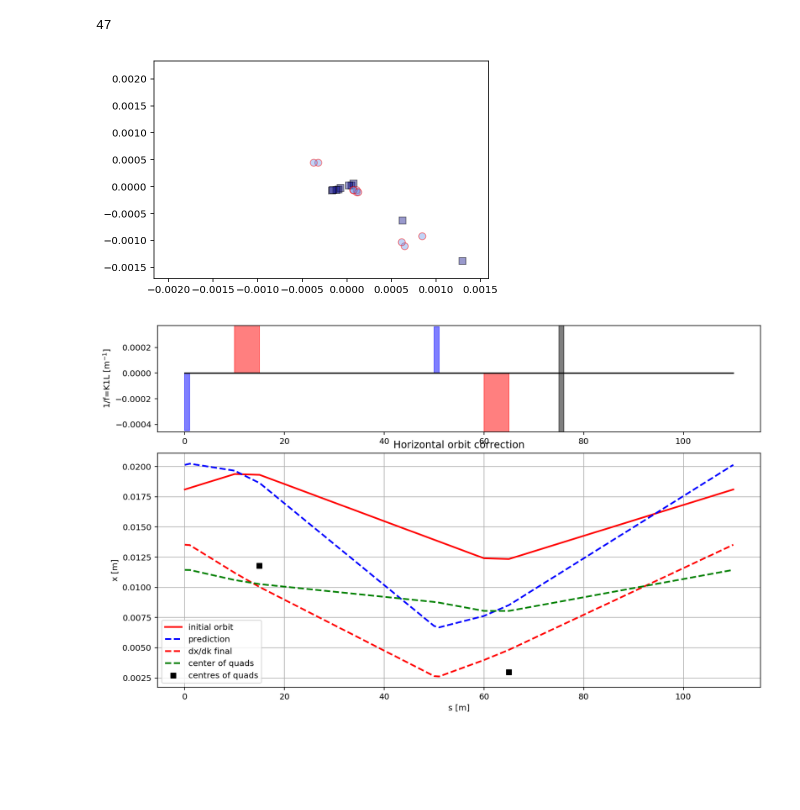
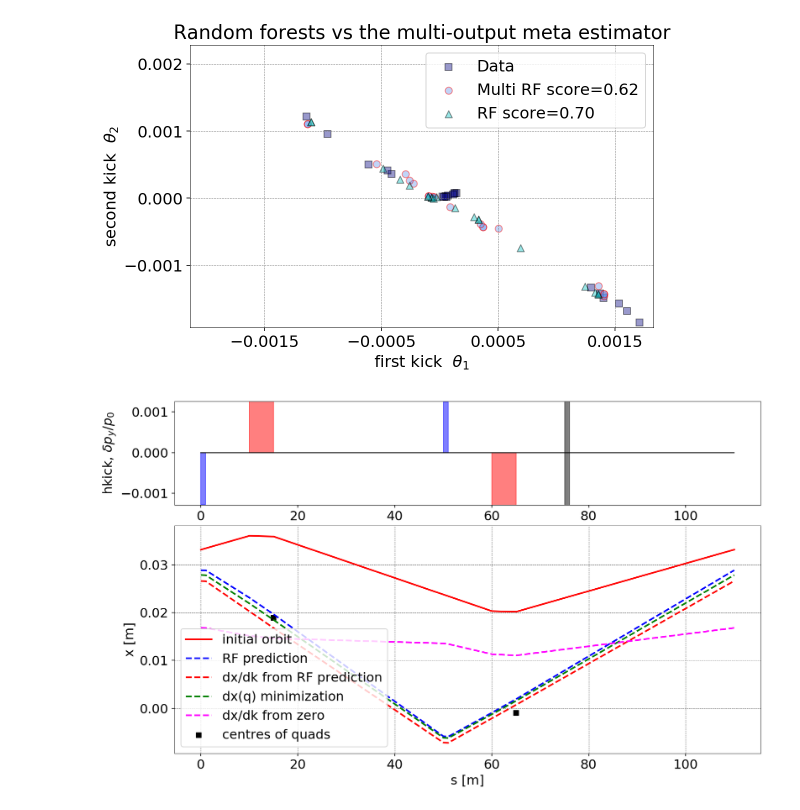
Before and after one commit to drabusov/cryring, a Jupyter notebook: FODO_orbit.ipynb, the cells around one changed output. Drawn from its saved outputs; the diff is of its cells as text; code cells hidden in the pictures; blank space fills up the shorter version.

Commit message:
MRF vs RF, tables and plots

```diff
--- a/FODO_orbit.ipynb
+++ b/FODO_orbit.ipynb
@@ -355,56 +384,75 @@ for i in range(50):
 # %%
-max_depth = 20
-regr_multirf = MultiOutputRegressor(RandomForestRegressor(n_estimators=20,max_depth=max_depth, random_state=0))
+max_depth = 2
+regr_multirf = MultiOutputRegressor(RandomForestRegressor(n_estimators=100,max_depth=max_depth, random_state=10))
+
+regr_rf = RandomForestRegressor(n_estimators=100, max_depth=max_depth, random_state=2)
 
 feature_cols = ["x(0)","dx/dk(0)"]
 target_cols = ["theta_1","theta_2"]
+
+A = np.linalg.norm(df[target_cols])
 X = df[feature_cols]
-Y = df[target_cols]
+Y = df[target_cols]/A
 n = len(df)
-print(n)
-X_train, X_test, Y_train, Y_test = train_test_split(X, Y, train_size=int(8*n/10), test_size=n-int(8*n/10), random_state=2)
+#print(n)
+X_train, X_test, Y_train, Y_test = train_test_split(X, Y, train_size=int(8*n/10), test_size=n-int(8*n/10), random_state=1)
 
 regr_multirf.fit(X_train, Y_train)
 y_multirf = regr_multirf.predict(X_test)
+
+regr_rf.fit(X_train, Y_train)
+y_rf = regr_rf.predict(X_test)
-# %% [output]
-47
 # %%
 plt.figure()
 s = 50
 a = 0.4
-plt.scatter(Y_test["theta_1"], Y_test["theta_2"], edgecolor='k', c="navy", s=s, marker="s", alpha=a, label="Data")
-plt.scatter(y_multirf[:, 0], y_multirf[:, 1], edgecolor='r',
+plt.scatter(Y_test["theta_1"]*A, Y_test["theta_2"]*A, edgecolor='k', c="navy", s=s, marker="s", alpha=a, label="Data")
+plt.scatter(y_multirf[:, 0]*A, y_multirf[:, 1]*A, edgecolor='r',
             c="cornflowerblue", s=s, alpha=a,
             label="Multi RF score=%.2f" % regr_multirf.score(X_test, Y_test))
+plt.scatter(y_rf[:, 0]*A, y_rf[:, 1]*A, edgecolor='k',
+            c="c", s=s, marker="^", alpha=a,
+            label="RF score=%.2f" % regr_rf.score(X_test, Y_test))
 
 plt.xlim([df["theta_1"].min(), df["theta_1"].max()])
 plt.ylim([df["theta_2"].min(), df["theta_2"].max()])
+
+plt.xlabel(r"first kick  $\theta_1$")
+plt.ylabel(r"second kick  $\theta_2$")
+plt.title("Random forests vs the multi-output meta estimator")
+plt.legend()
+plt.grid(True)
+plt.xticks(np.arange(-0.0015, 0.002, 0.001))
 plt.show()
+#plt.savefig("rf_vs_mrf.pdf")
 # %% [output]
-[figure, old version]
+[figure, new version]
 # %%
 add_err()
 DF0=madx.table.twiss.dframe()
 x0 = np.array(DF0[DF0["keyword"]=="hmonitor"]["x"])[0]
 dxdk0 =find_gradient_x(np.zeros(2))
 
-vec_predict = regr_multirf.predict([[x0,dxdk0]])
+vec_predict_mrf = regr_multirf.predict([[x0,dxdk0]])*A
+vec_predict_rf = regr_rf.predict([[x0,dxdk0]])*A
 
 err1 =madx.table.efield.dframe()
 qsERR1 = err1[err1["name"].str.contains("q")]
 qsPos1 = DF0[DF0["keyword"]=="quadrupole"]
 # %%
-vec_xg = som(find_gradient_x, vec_predict[0], method="COBYLA", constraints=cons, options={'rhobeg': .00001, 'disp': True})
-vec_xo = som(find_orb_x, np.random.normal(0,0.00001,2), method="COBYLA", constraints=cons, options={'rhobeg': .00001, 'disp': True})
+vec_xg_dt = som(find_gradient_x, vec_predict_rf[0], method="COBYLA", constraints=cons, options={'rhobeg': .00001, 'disp': True})
+
+vec_xg = som(find_gradient_x, np.zeros(2), method="COBYLA", constraints=cons, options={'rhobeg': .00001, 'disp': True})
+vec_xo = som(find_orb_x, np.zeros(2), method="COBYLA", constraints=cons, options={'rhobeg': .00001, 'disp': True})
 # %%
 madx.input('''k_corr_1 = {};k_corr_2 ={};
 select,flag=interpolate, class=drift, slice=20, range=#s/#e;
 !select,flag=interpolate, class=quadrupole, slice=1, range=#s/#e;
-twiss;'''.format(*vec_predict[0]));
+twiss;'''.format(*vec_predict_rf[0]));
 
 DF=madx.table.twiss.dframe()
 
-madx.input('''k_corr_1 = {};k_corr_2 ={};twiss;'''.format(*vec_xg.x));
+madx.input('''k_corr_1 = {};k_corr_2 ={};twiss;'''.format(*vec_xg_dt.x));
 
 DF1=madx.table.twiss.dframe()
 bpmDF1 = DF1[DF1["keyword"]=="hmonitor"]
@@ -413,6 +461,10 @@ bpmDF1 = DF1[DF1["keyword"]=="hmonitor"]
 madx.input('''k_corr_1 = {};k_corr_2 ={};twiss;'''.format(*vec_xo.x));
 
 DF2=madx.table.twiss.dframe()
+
+madx.input('''k_corr_1 = {};k_corr_2 ={};twiss;'''.format(*vec_xg.x));
+
+DF3=madx.table.twiss.dframe()
 
 # plotting
 fig = plt.figure(figsize=(13,8))
@@ -429,36 +481,40 @@ tmp=DF1[(DF1['keyword']=='hkicker')]
 for i in range(len(tmp)):
     aux=tmp.iloc[i]
     plotLatticeSeries(plt.gca(),aux, height=aux.hkick, v_offset=aux.hkick/2, color='blue')
     hk.append(aux.hkick)
     color = 'red'
 
 tmp=DF1[(DF1['keyword']=='hmonitor')]
 for i in range(len(tmp)):
     aux=tmp.iloc[i]
     plotLatticeSeries(plt.gca(),aux, height=0.01, v_offset=0.005, color='black')
     plotLatticeSeries(plt.gca(),aux, height=0.01, v_offset=-0.005, color='black')
     color = 'black'
 
 
-ax1.set_ylabel('1/f=K1L [m$^{-1}$]', color=color)
+ax1.set_ylabel(r'hkick, $\delta p_y /p_0$', color=color)
 ax1.tick_params(axis='y', labelcolor=color)
 plt.ylim(min(hk)-10**(-5),max(hk)+10**(-5))
 
 axbeta=plt.subplot2grid((3,3), (1,0), colspan=3, rowspan=2,sharex=ax1)
 
 
 plt.plot(DF0['s'],DF0['x'],'r', label='initial orbit', lw=2)
 
-plt.plot(DF['s'],DF['x'],'blue',ls="--", label='prediction', lw=2)
-plt.plot(DF1['s'],DF1['x'],'red',ls="--", label='dx/dk final', lw=2)
-plt.plot(DF2['s'],DF2['x'],'green',ls="--", label='center of quads', lw=2)
+plt.plot(DF['s'],DF['x'],'blue',ls="--", label='RF prediction', lw=2)
+plt.plot(DF1['s'],DF1['x'],'red',ls="--", label='dx/dk from RF prediction', lw=2)
+plt.plot(DF2['s'],DF2['x'],'green',ls="--", label='dx(q) minimization', lw=2)
+plt.plot(DF3['s'],DF3['x'],'magenta',ls="--", label='dx/dk from zero', lw=2)
 
+#plt.scatter(bpmDF1.s,bpmDF1.x, color = "red", s = 50, marker="x", label="bpm final")
 plt.scatter(qsPos1.s,qsERR1.dx, label="centres of quads", marker = "s", color = "black")
 
 plt.legend(loc='best')
-plt.title("Horizontal orbit correction")
+#plt.title("Horizontal orbit correction")
 plt.ylabel('x [m]')
 plt.xlabel('s [m]')
 plt.grid()
+
+#plt.savefig("FODO_corr.pdf")
 # %% [output]
-[figure, old version]
+[figure, new version]
```
Also changed, not shown: parts of 7 cells of this notebook.
